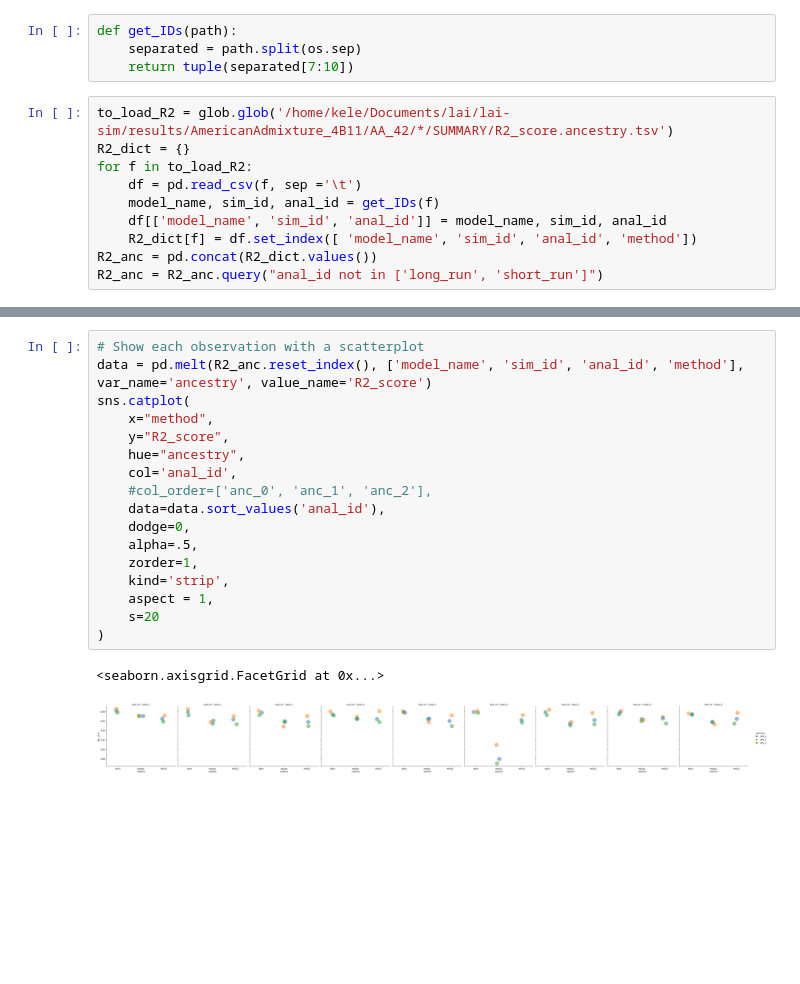
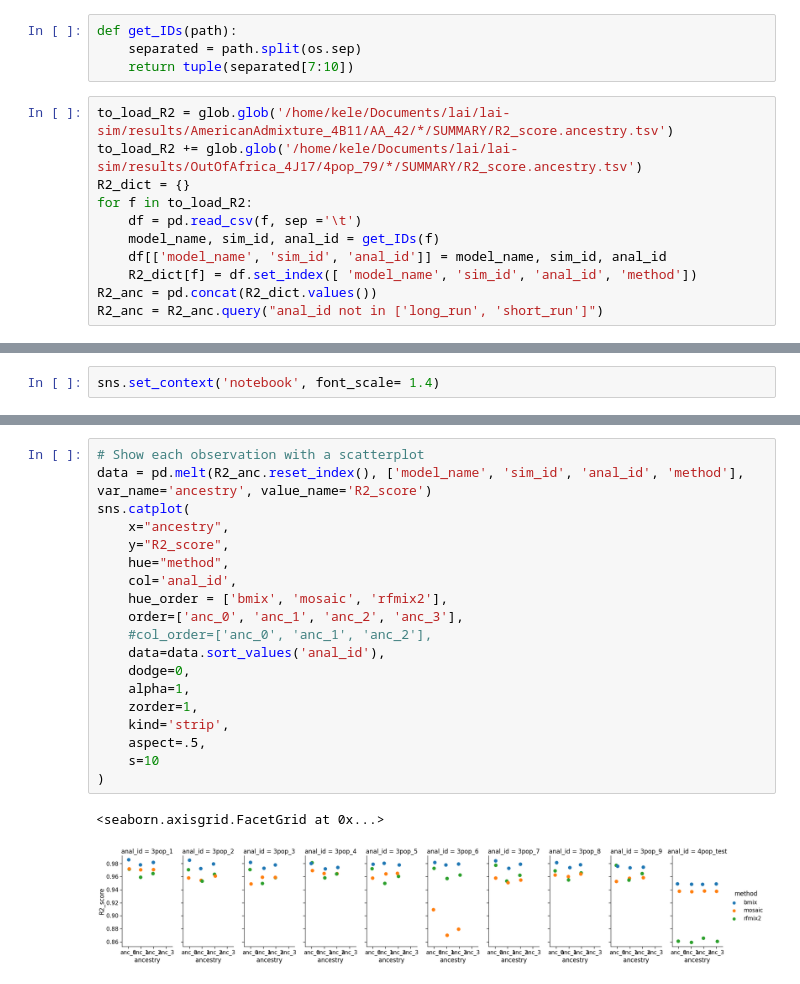
Before and after one commit to rwaples/lai-sim, a Jupyter notebook: workflow/notebooks/R2 plots.ipynb, the cells around one changed output, grey strips where cells are left out. Drawn from its saved outputs; the diff is of its cells as text; blank space fills up the shorter version.

```diff
--- a/workflow/notebooks/R2 plots.ipynb
+++ b/workflow/notebooks/R2 plots.ipynb
@@ -12,6 +12,7 @@ def get_IDs(path):
     return tuple(separated[7:10])
 # %%
 to_load_R2 = glob.glob('/home/kele/Documents/lai/lai-sim/results/AmericanAdmixture_4B11/AA_42/*/SUMMARY/R2_score.ancestry.tsv')
+to_load_R2 += glob.glob('/home/kele/Documents/lai/lai-sim/results/OutOfAfrica_4J17/4pop_79/*/SUMMARY/R2_score.ancestry.tsv')
 R2_dict = {}
 for f in to_load_R2:
     df = pd.read_csv(f, sep ='\t')
@@ -44,0 +49,2 @@ names_dict['3pop_9'] = 'fewer cores (4)'
+# %%
+sns.set_context('notebook', font_scale= 1.4)
@@ -65,23 +134,25 @@ sns.catplot(
 # %%
 # Show each observation with a scatterplot
 data = pd.melt(R2_anc.reset_index(), ['model_name', 'sim_id', 'anal_id', 'method'], var_name='ancestry', value_name='R2_score')
 sns.catplot(
-    x="method",
+    x="ancestry",
     y="R2_score",
-    hue="ancestry",
+    hue="method",
     col='anal_id',
+    hue_order = ['bmix', 'mosaic', 'rfmix2'],
+    order=['anc_0', 'anc_1', 'anc_2', 'anc_3'],
     #col_order=['anc_0', 'anc_1', 'anc_2'],
     data=data.sort_values('anal_id'),
     dodge=0,
-    alpha=.5,
+    alpha=1,
     zorder=1,
     kind='strip',
-    aspect = 1,
-    s=20
+    aspect=.5,
+    s=10
 )
 # %% [output]
 <seaborn.axisgrid.FacetGrid at 0x...>
-[figure, old version]
+[figure, new version]
 # %%
 # Show each observation with a scatterplot
 data = pd.melt(R2_ind.reset_index(), ['model_name', 'sim_id', 'anal_id', 'method'], var_name='ind', value_name='R2_score')
```
Also changed, not shown: parts of 7 cells of this notebook, 5 other files.
